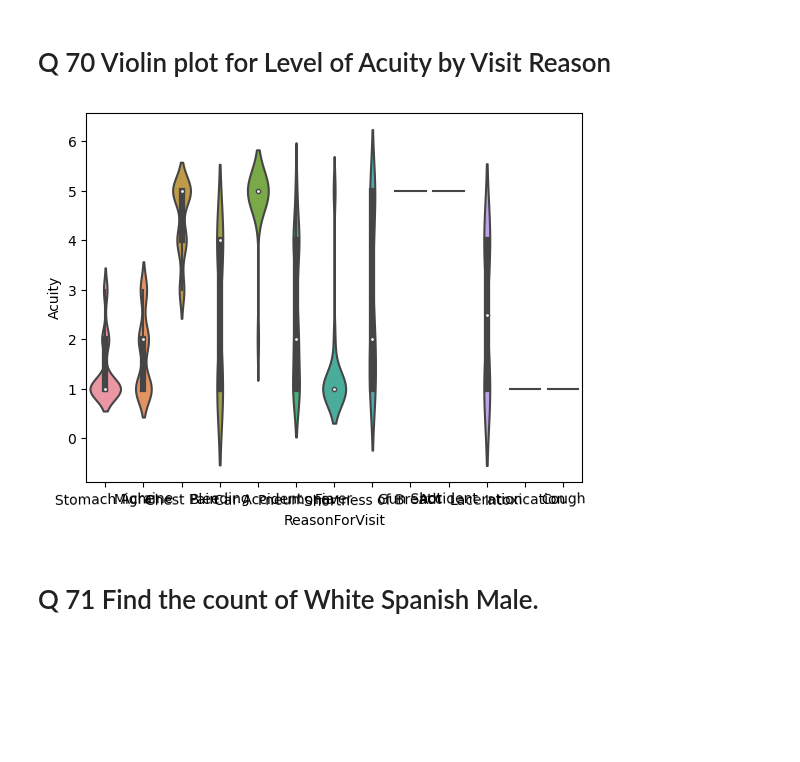
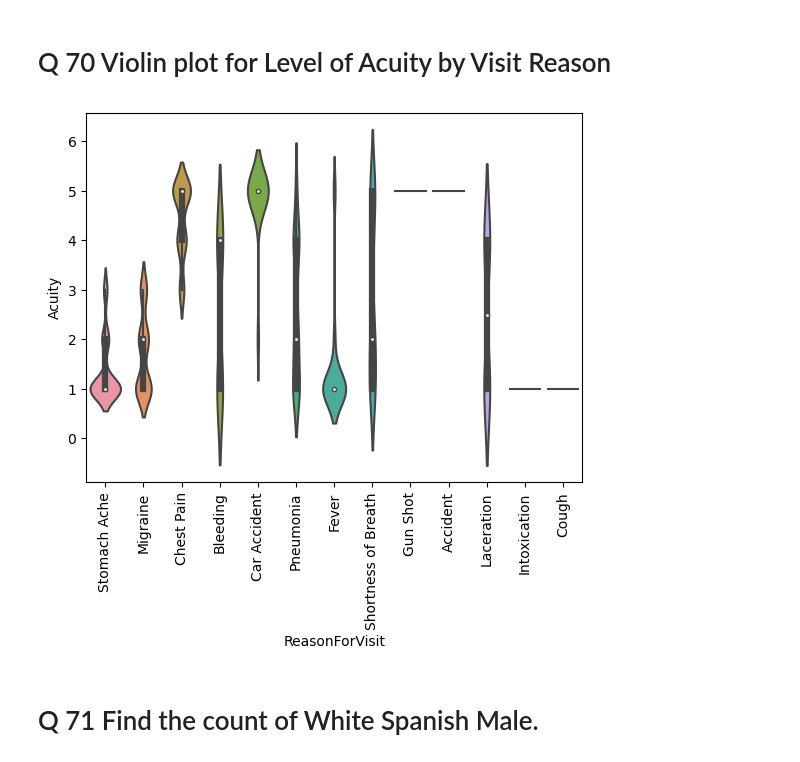
Before and after one commit to AbinayaGobinath/DataWranglers_PythonHackathon, a Jupyter notebook: DataWranglers_Finalquestions.ipynb, the cells around one changed output. Saved outputs shown, nothing was run; the diff lists cells and outputs as text; code cells hidden in the pictures; blank space fills up the shorter version.

```diff
--- a/DataWranglers_Finalquestions.ipynb
+++ b/DataWranglers_Finalquestions.ipynb
@@ -200,10 +271,10 @@ discharges.loc[discharges.DischargeDisposition == 'Transfer'].groupby(['PrimaryD
 # %%
 import seaborn as sns
 sns.violinplot(x = 'ReasonForVisit', y = 'Acuity', data = edvisits)
-plt.xticks(rotation=1)
+plt.xticks(rotation='vertical')
 plt.show()
 # %% [output]
-[figure, old version]
+[figure, new version]
 # %% [markdown]
 # Q 71 Find the count of White Spanish Male.
 # %%
```
Also changed, not shown: parts of 13 cells of this notebook.
